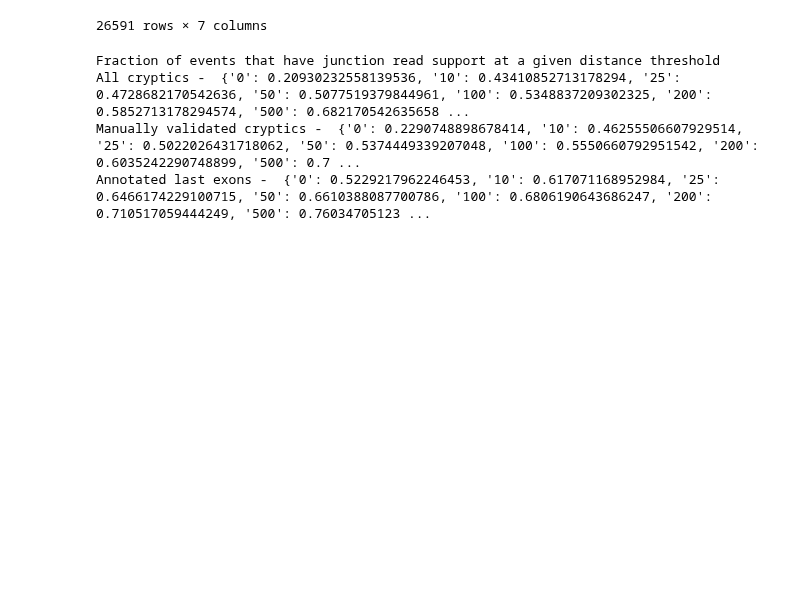
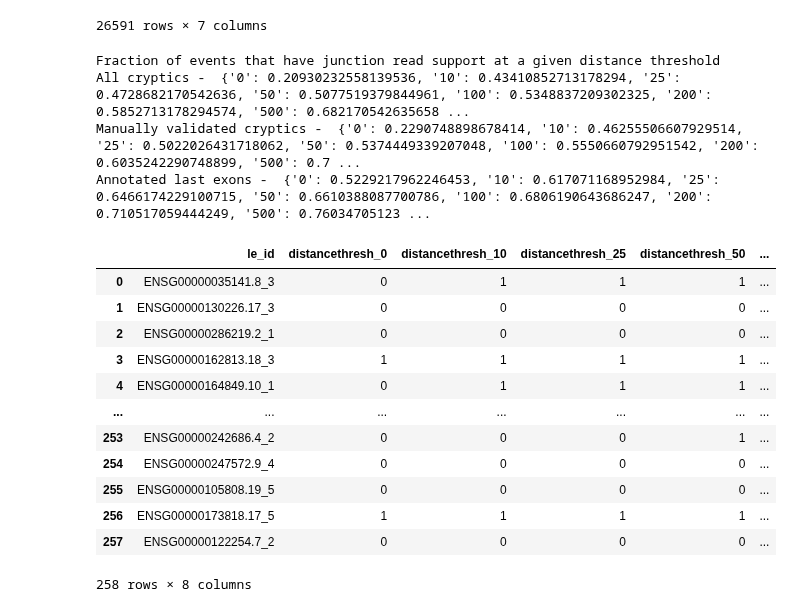
Before and after one commit to frattalab/tdp43-apa, a Jupyter notebook: preprocessing/scripts/curate_cryptics_polya_tail_reads.ipynb, the cells around one changed output. Cells and saved outputs as stored; diff of their text form; code cells hidden in the pictures; blank space fills up the shorter version.

```diff
--- a/preprocessing/scripts/curate_cryptics_polya_tail_reads.ipynb
+++ b/preprocessing/scripts/curate_cryptics_polya_tail_reads.ipynb
@@ -283,3 +283,54 @@ Fraction of events that have junction read support at a given distance threshold
 All cryptics -  {'0': 0.20930232558139536, '10': 0.43410852713178294, '25': 0.4728682170542636, '50': 0.5077519379844961, '100': 0.5348837209302325, '200': 0.5852713178294574, '500': 0.682170542635658 ...
 Manually validated cryptics -  {'0': 0.2290748898678414, '10': 0.46255506607929514, '25': 0.5022026431718062, '50': 0.5374449339207048, '100': 0.5550660792951542, '200': 0.6035242290748899, '500': 0.7 ...
 Annotated last exons -  {'0': 0.5229217962246453, '10': 0.617071168952984, '25': 0.6466174229100715, '50': 0.6610388087700786, '100': 0.6806190643686247, '200': 0.710517059444249, '500': 0.76034705123 ...
+# %%
+def create_threshold_binary_dataframe(
+    ids: Set[str],
+    nr_threshold_ids: Dict[str, Set[str]],
+    id_column: str = 'le_id',
+    column_prefix: str = 'distancethresh_'
+) -> pd.DataFrame:
+    '''Create df summarising the results of nearest_threshold_wrapper() into a pass/fail df for each provided cutoff
+
+    Parameters
+    ----------
+    ids : Set[str]
+        set of IDs of interest
+    nr_threshold_ids : Dict[str, Set[str]]
+        output of nearest_threshold_wrapper()
+    id_column : str, optional
+        _description_, by default 'le_id'
+    column_prefix : str, optional
+        _description_, by default 'distancethresh_'
+
+    Returns
+    -------
+    pd.DataFrame
+        _description_
+    '''
+    # Convert list of all ids to DataFrame
+    le_ids_df = pd.DataFrame({id_column: list(ids)})
+
+    # Add columns for each key in the dictionary, prefixed with 'distance_'
+    for key, ids in nr_threshold_ids.items():
+        col_name = f'{column_prefix}{key}'
+        le_ids_df[col_name] = le_ids_df[id_column].apply(lambda x: 1 if x in ids else 0)
+
+    return le_ids_df
+# %%
+# Create binary summaries of whether events are supported at given threshold
+create_threshold_binary_dataframe(cryp_le_ids, cryp_pas_allpas_nr_ids)
+# %% [output]
+|  | le_id | distancethresh_0 | distancethresh_10 | distancethresh_25 | distancethresh_50 | ... |
+| 0 | ENSG00000035141.8_3 | 0 | 1 | 1 | 1 | ... |
+| 1 | ENSG00000130226.17_3 | 0 | 0 | 0 | 0 | ... |
+| 2 | ENSG00000286219.2_1 | 0 | 0 | 0 | 0 | ... |
+| 3 | ENSG00000162813.18_3 | 1 | 1 | 1 | 1 | ... |
+| 4 | ENSG00000164849.10_1 | 0 | 1 | 1 | 1 | ... |
+| ... | ... | ... | ... | ... | ... | ... |
+| 253 | ENSG00000242686.4_2 | 0 | 0 | 0 | 1 | ... |
+| 254 | ENSG00000247572.9_4 | 0 | 0 | 0 | 0 | ... |
+| 255 | ENSG00000105808.19_5 | 0 | 0 | 0 | 0 | ... |
+| 256 | ENSG00000173818.17_5 | 1 | 1 | 1 | 1 | ... |
+| 257 | ENSG00000122254.7_2 | 0 | 0 | 0 | 0 | ... |
+258 rows × 8 columns
```
Also changed, not shown: parts of 6 cells of this notebook.
